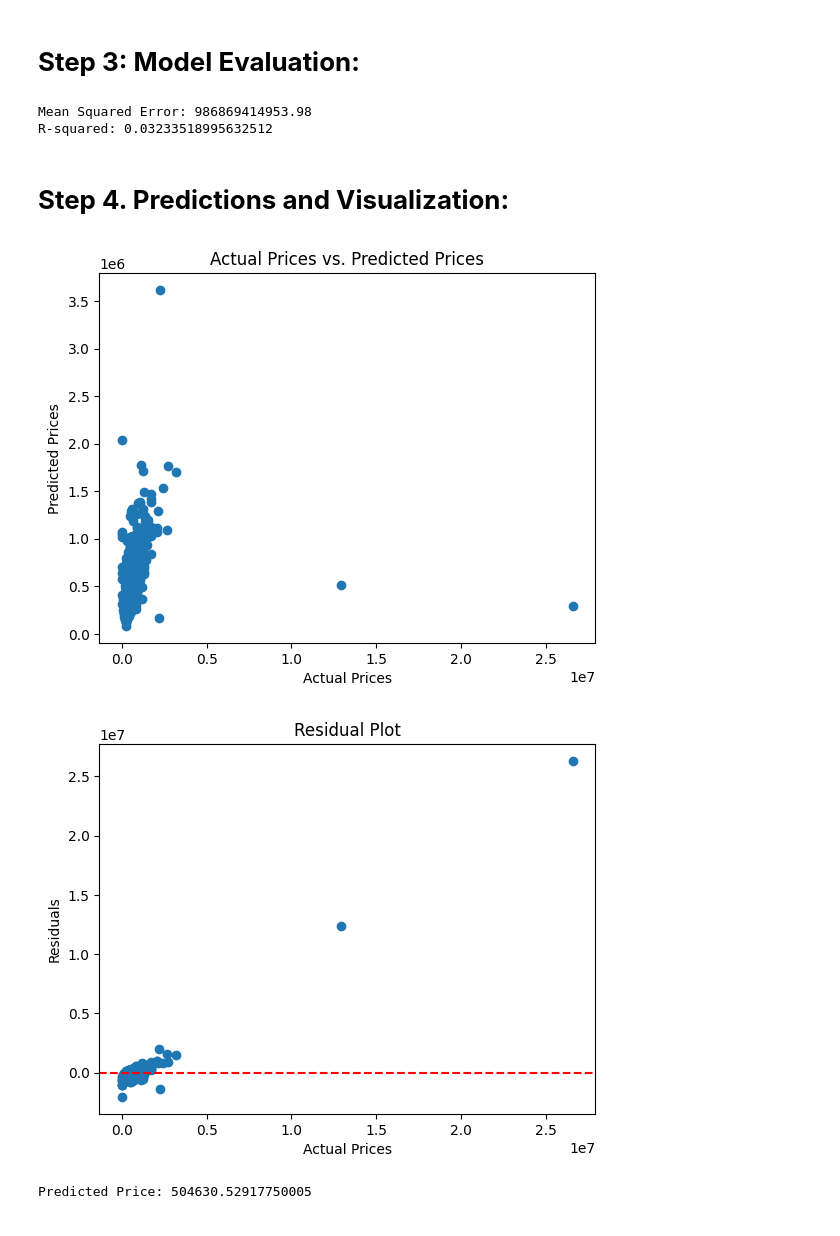
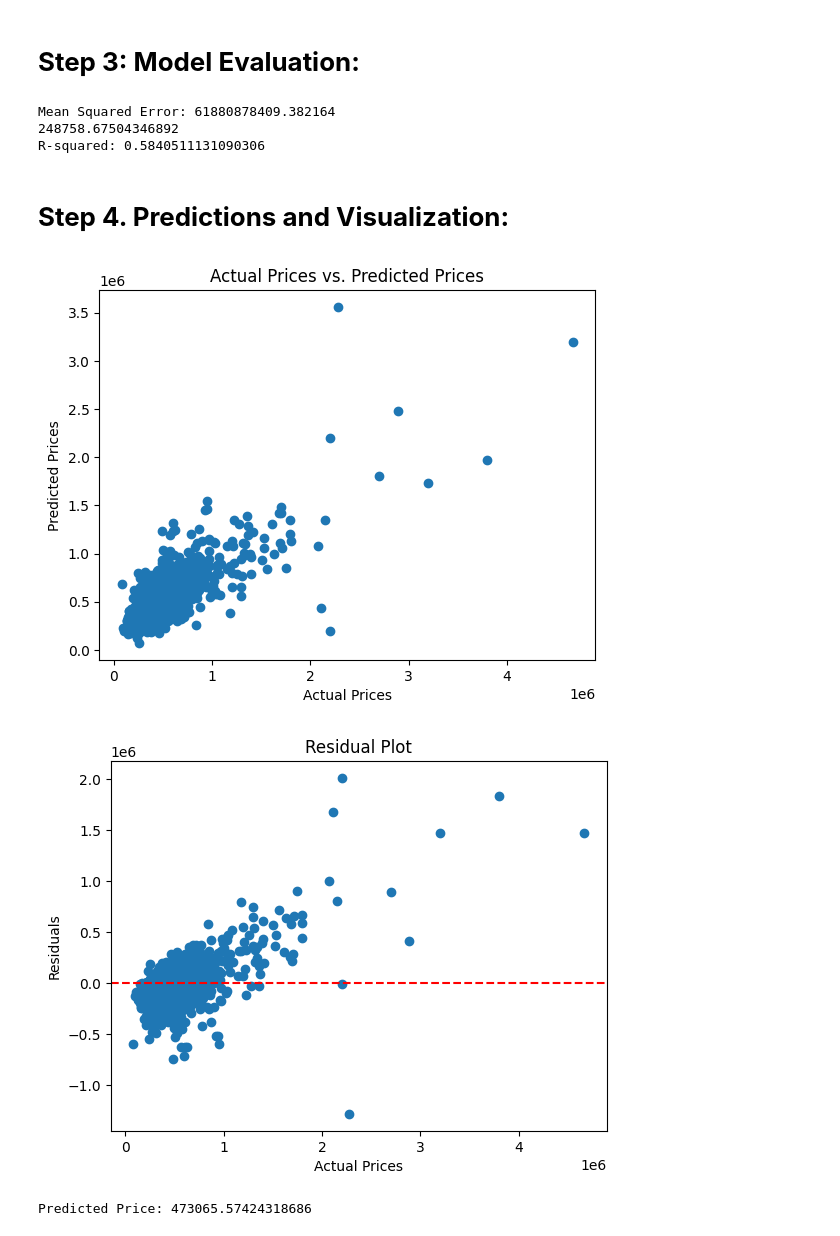
Before and after one commit to Devendrareddy054/House-Price-Prediction-using-Linear-Regression, a Jupyter notebook: House_Pricing_Prediction_Using_Linear_Regression.ipynb, the cells around one changed output. Drawn from its saved outputs; the diff is of its cells as text; code cells hidden in the pictures.

```diff
--- a/House_Pricing_Prediction_Using_Linear_Regression.ipynb
+++ b/House_Pricing_Prediction_Using_Linear_Regression.ipynb
@@ -61,3 +63,5 @@ df.head()
 | 2 | 2014-05-02 00:00:00 | 342000.0 | 3.0 | 2.00 | 1930 | 11947 | 1.0 | 0 | 0 | 4 | ... |
 | 3 | 2014-05-02 00:00:00 | 420000.0 | 3.0 | 2.25 | 2000 | 8030 | 1.0 | 0 | 0 | 4 | ... |
 | 4 | 2014-05-02 00:00:00 | 550000.0 | 4.0 | 2.50 | 1940 | 10500 | 1.0 | 0 | 0 | 4 | ... |
+# %%
+df=df[df['price']!=0]
@@ -149,43 +152,46 @@ LinearRegression()
 # %%
 # Model Evaluation
 y_pred = model.predict(X_test)
-
+import numpy as np
 # Mean Squared Error and R-squared for model evaluation
 mse = mean_squared_error(y_test, y_pred)
 r2 = r2_score(y_test, y_pred)
 
 print("Mean Squared Error:", mse)
+print(np.sqrt(mse))
 print("R-squared:", r2)
 # %% [output]
-Mean Squared Error: 986869414953.98
-R-squared: 0.03233518995632512
+Mean Squared Error: 61880878409.382164
+248758.67504346892
+R-squared: 0.5840511131090306
 # %% [markdown]
 # **Step 4. Predictions and Visualization:**
 # %%
 # Predictions and Visualization
 # To visualize the predictions against actual prices, we'll use a scatter plot
 plt.scatter(y_test, y_pred)
 plt.xlabel("Actual Prices")
 plt.ylabel("Predicted Prices")
 plt.title("Actual Prices vs. Predicted Prices")
 plt.show()
 
 # We can also create a residual plot to check the model's performance
 residuals = y_test - y_pred
 plt.scatter(y_test, residuals)
 plt.axhline(y=0, color='red', linestyle='--')
 plt.xlabel("Actual Prices")
 plt.ylabel("Residuals")
 plt.title("Residual Plot")
 plt.show()
 
 # Lastly, let's use the trained model to make predictions on new data and visualize the results
-#['bedrooms', 'bathrooms', 'sqft_living', 'sqft_lot', 'floors', 'waterfront', 'view', 'condition']
+
 new_data = [[2, 2, 1500, 4000, 4,0, 0,3]]
-predicted_price = model.predict(new_data)
+new_data1 = pd.DataFrame(new_data, columns=['bedrooms', 'bathrooms', 'sqft_living', 'sqft_lot', 'floors', 'waterfront', 'view', 'condition'])
+predicted_price = model.predict(new_data1)
 
 print("Predicted Price:", predicted_price[0])
 # %% [output]
-[figure, old version]
+[figure, new version]
-[figure, old version]
+[figure, new version]
-Predicted Price: 504630.52917750005
+Predicted Price: 473065.57424318686
```
Also changed, not shown: parts of 6 cells of this notebook.
